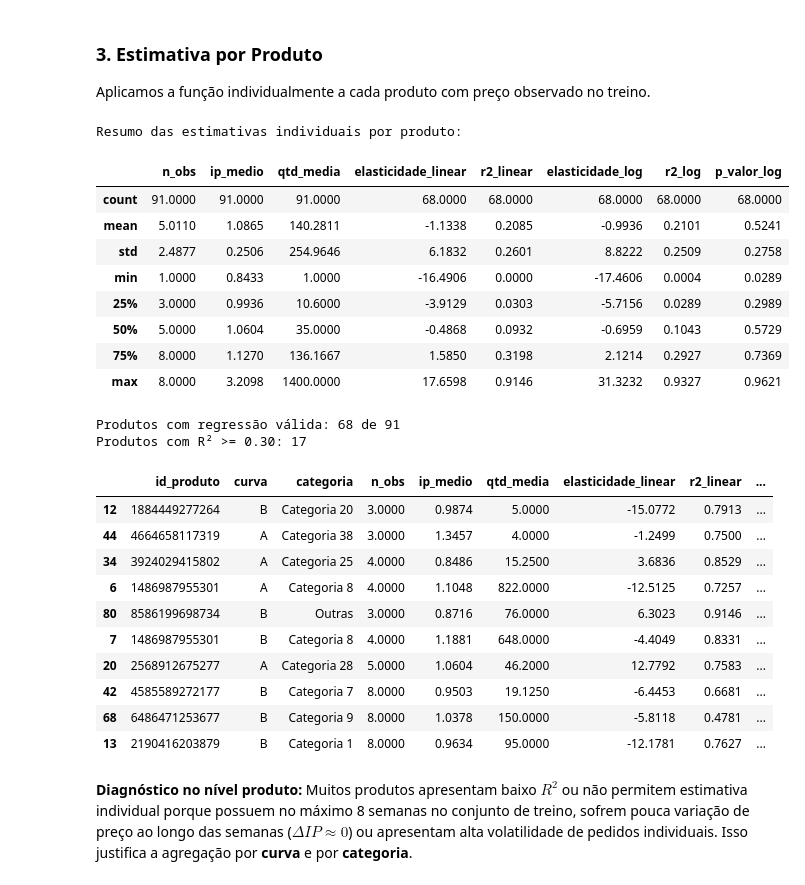
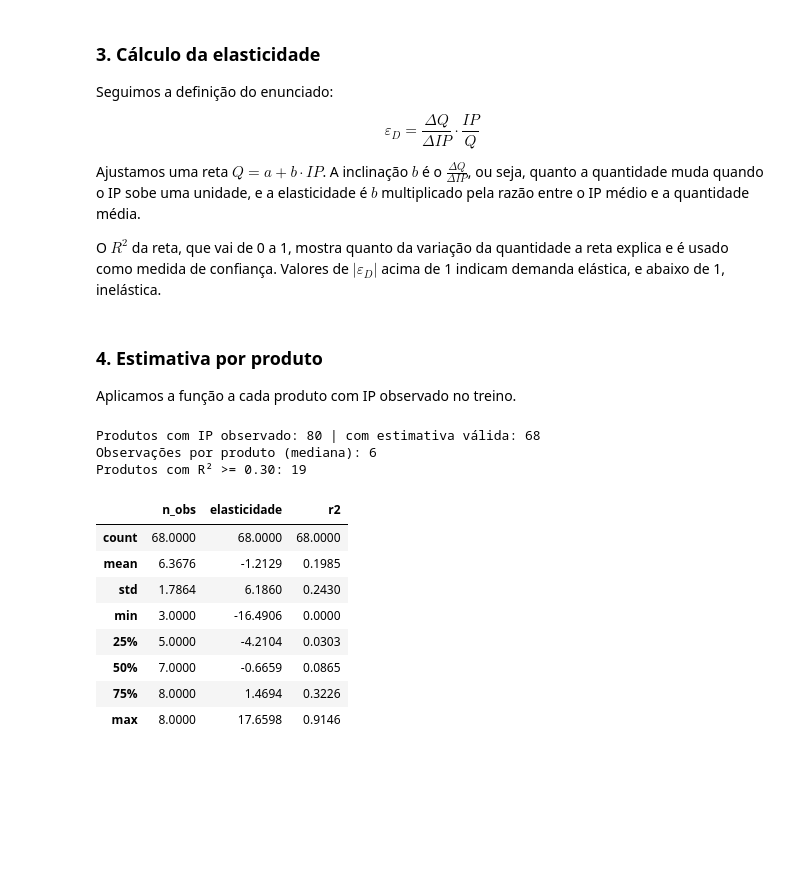
Before and after one commit to luiseduaardo/Predicao-Demanda, a Jupyter notebook: notebooks/3-elasticidade.ipynb, the cells around one changed output. Drawn from its saved outputs; the diff is of its cells as text; code cells hidden in the pictures; blank space fills up the shorter version.

```diff
--- a/notebooks/3-elasticidade.ipynb
+++ b/notebooks/3-elasticidade.ipynb
@@ -51,2 +80,12 @@ Calculamos a elasticidade por duas abordagens complementares:
+# %% [markdown]
+### 3. Cálculo da elasticidade
+
+Seguimos a definição do enunciado:
+
+$$\varepsilon_D = \frac{\Delta Q}{\Delta IP} \cdot \frac{IP}{Q}$$
+
+Ajustamos uma reta $Q = a + b \cdot IP$. A inclinação $b$ é o $\frac{\Delta Q}{\Delta IP}$, ou seja, quanto a quantidade muda quando o IP sobe uma unidade, e a elasticidade é $b$ multiplicado pela razão entre o IP médio e a quantidade média.
+
+O $R^2$ da reta, que vai de 0 a 1, mostra quanto da variação da quantidade a reta explica e é usado como medida de confiança. Valores de $|\varepsilon_D|$ acima de 1 indicam demanda elástica, e abaixo de 1, inelástica.
 # %%
 def calcular_elasticidade(df_sub, col_ip='ip_observado', col_q='qtd_total', min_obs=3):
@@ -91,46 +101,29 @@ def calcular_elasticidade(df_sub, col_ip='ip_observado', col_q='qtd_total', min_
-# %% [markdown]
-### 3. Estimativa por Produto
-
-Aplicamos a função individualmente a cada produto com preço observado no treino.
+# %% [markdown]
+### 4. Estimativa por produto
+
+Aplicamos a função a cada produto com IP observado no treino.
 # %%
 elast_produto = (
-    df_ip.groupby(['id_produto', 'curva', 'categoria'])
+    df_ip.groupby('id_produto')
     .apply(calcular_elasticidade, include_groups=False)
     .reset_index()
 )
 
-print("Resumo das estimativas individuais por produto:")
-display(elast_produto.describe())
-
-# Produtos com maior confiança (R² >= 0.30)
-confiaveis = elast_produto[elast_produto['r2_log'] >= 0.30].sort_values(by='r2_log', ascending=False)
-print(f"\nProdutos com regressão válida: {elast_produto['elasticidade_log'].notna().sum()} de {len(elast_produto)}")
-print(f"Produtos com R² >= 0.30: {len(confiaveis)}")
-display(confiaveis.head(10))
+validos = elast_produto['elasticidade'].notna()
+print(f"Produtos com IP observado: {len(elast_produto)} | com estimativa válida: {validos.sum()}")
+print(f"Observações por produto (mediana): {elast_produto['n_obs'].median():.0f}")
+print(f"Produtos com R² >= 0.30: {(elast_produto['r2'] >= 0.30).sum()}")
+elast_produto[validos][['n_obs', 'elasticidade', 'r2']].describe()
 # %% [output]
-Resumo das estimativas individuais por produto:
+Produtos com IP observado: 80 | com estimativa válida: 68
+Observações por produto (mediana): 6
+Produtos com R² >= 0.30: 19
-|  | n_obs | ip_medio | qtd_media | elasticidade_linear | r2_linear | elasticidade_log | r2_log | p_valor_log |
-| count | 91.0000 | 91.0000 | 91.0000 | 68.0000 | 68.0000 | 68.0000 | 68.0000 | 68.0000 |
-| mean | 5.0110 | 1.0865 | 140.2811 | -1.1338 | 0.2085 | -0.9936 | 0.2101 | 0.5241 |
-| std | 2.4877 | 0.2506 | 254.9646 | 6.1832 | 0.2601 | 8.8222 | 0.2509 | 0.2758 |
-| min | 1.0000 | 0.8433 | 1.0000 | -16.4906 | 0.0000 | -17.4606 | 0.0004 | 0.0289 |
-| 25% | 3.0000 | 0.9936 | 10.6000 | -3.9129 | 0.0303 | -5.7156 | 0.0289 | 0.2989 |
-| 50% | 5.0000 | 1.0604 | 35.0000 | -0.4868 | 0.0932 | -0.6959 | 0.1043 | 0.5729 |
-| 75% | 8.0000 | 1.1270 | 136.1667 | 1.5850 | 0.3198 | 2.1214 | 0.2927 | 0.7369 |
-| max | 8.0000 | 3.2098 | 1400.0000 | 17.6598 | 0.9146 | 31.3232 | 0.9327 | 0.9621 |
+|  | n_obs | elasticidade | r2 |
+| count | 68.0000 | 68.0000 | 68.0000 |
+| mean | 6.3676 | -1.2129 | 0.1985 |
+| std | 1.7864 | 6.1860 | 0.2430 |
+| min | 3.0000 | -16.4906 | 0.0000 |
+| 25% | 5.0000 | -4.2104 | 0.0303 |
+| 50% | 7.0000 | -0.6659 | 0.0865 |
+| 75% | 8.0000 | 1.4694 | 0.3226 |
+| max | 8.0000 | 17.6598 | 0.9146 |
-Produtos com regressão válida: 68 de 91
-Produtos com R² >= 0.30: 17
-|  | id_produto | curva | categoria | n_obs | ip_medio | qtd_media | elasticidade_linear | r2_linear | ... |
-| 12 | 1884449277264 | B | Categoria 20 | 3.0000 | 0.9874 | 5.0000 | -15.0772 | 0.7913 | ... |
-| 44 | 4664658117319 | A | Categoria 38 | 3.0000 | 1.3457 | 4.0000 | -1.2499 | 0.7500 | ... |
-| 34 | 3924029415802 | A | Categoria 25 | 4.0000 | 0.8486 | 15.2500 | 3.6836 | 0.8529 | ... |
-| 6 | 1486987955301 | A | Categoria 8 | 4.0000 | 1.1048 | 822.0000 | -12.5125 | 0.7257 | ... |
-| 80 | 8586199698734 | B | Outras | 3.0000 | 0.8716 | 76.0000 | 6.3023 | 0.9146 | ... |
-| 7 | 1486987955301 | B | Categoria 8 | 4.0000 | 1.1881 | 648.0000 | -4.4049 | 0.8331 | ... |
-| 20 | 2568912675277 | A | Categoria 28 | 5.0000 | 1.0604 | 46.2000 | 12.7792 | 0.7583 | ... |
-| 42 | 4585589272177 | B | Categoria 7 | 8.0000 | 0.9503 | 19.1250 | -6.4453 | 0.6681 | ... |
-| 68 | 6486471253677 | B | Categoria 9 | 8.0000 | 1.0378 | 150.0000 | -5.8118 | 0.4781 | ... |
-| 13 | 2190416203879 | B | Categoria 1 | 8.0000 | 0.9634 | 95.0000 | -12.1781 | 0.7627 | ... |
-# %% [markdown]
-**Diagnóstico no nível produto:**
-Muitos produtos apresentam baixo $R^2$ ou não permitem estimativa individual porque possuem no máximo 8 semanas no conjunto de treino, sofrem pouca variação de preço ao longo das semanas ($\Delta IP \approx 0$) ou apresentam alta volatilidade de pedidos individuais. Isso justifica a agregação por **curva** e por **categoria**.
```
Also changed, not shown: parts of 26 cells of this notebook.
